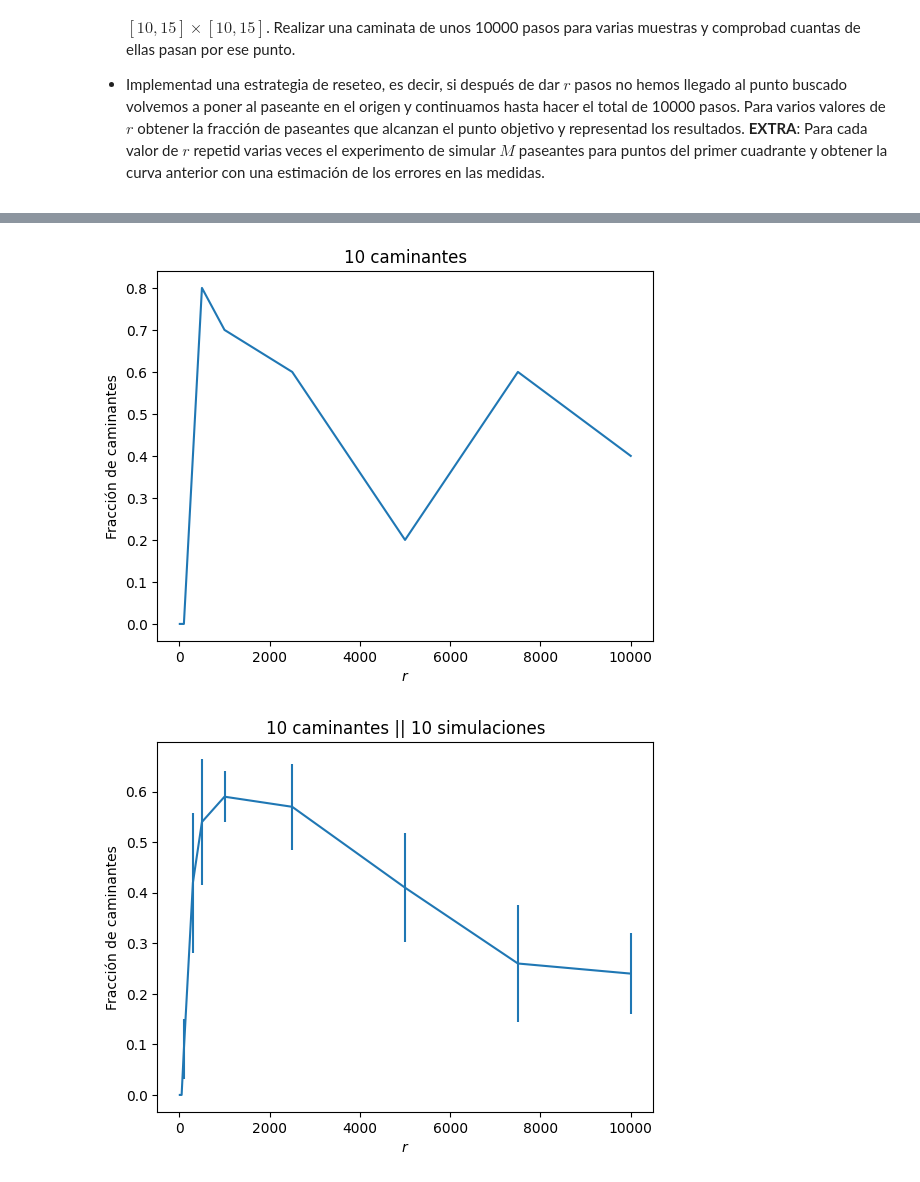
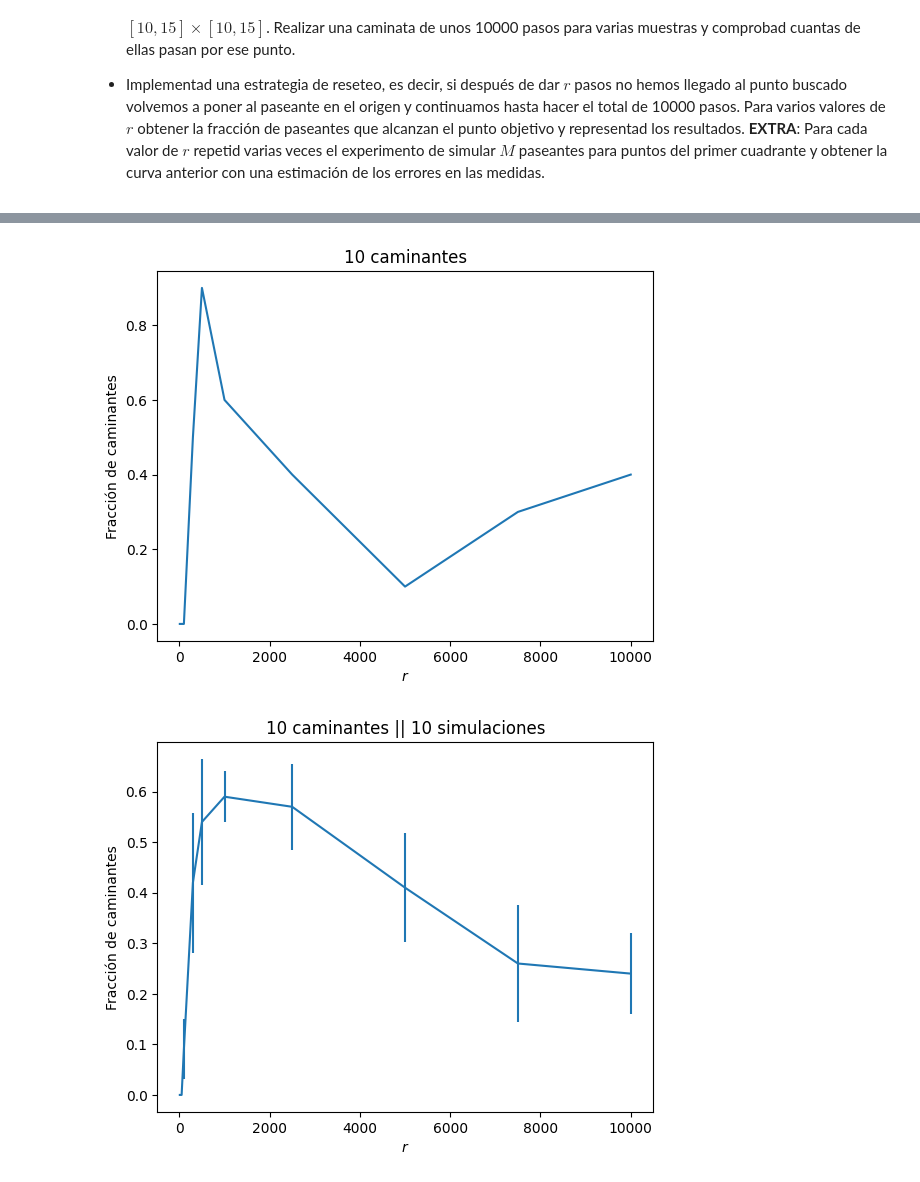
Before and after one commit to guillediaaazz/fiscomp-practices, a Jupyter notebook: P3/Reset_RW-enunciados.ipynb, the cells around one changed output, grey strips where cells are left out. Saved outputs shown, nothing was run; the diff lists cells and outputs as text; code cells hidden in the pictures.

```diff
--- a/P3/Reset_RW-enunciados.ipynb
+++ b/P3/Reset_RW-enunciados.ipynb
@@ -502,16 +503,17 @@ save('fractionReset', fractionReset)
 # %%
 # Cargado de datos
+people = 10
 maxStepsOut = array([10, 50, 100, 300, 500, 1000, 2500, 5000, 7500, 10000])
 fractionReset = load('fractionReset.npy')
 
 # Representación
-plot(maxStepsOut, fraction)
+plot(maxStepsOut, fractionReset)
 xlabel('$r$')
 ylabel('Fracción de caminantes')
 title(f"{people} caminante{'s'*bool(people-1)}")
 show()
 # %% [output]
-[figure, old version]
+[figure, new version]
 # %%
 # Calculamos la fracción del ejemplo anterior para distintos valores de `r` (`maxStepsOut`).
 # Repetimos el cálculo para una cantidad de simulaciones concreta para poder calcular el error aleatorio.
```
Also changed, not shown: parts of 15 cells of this notebook.
